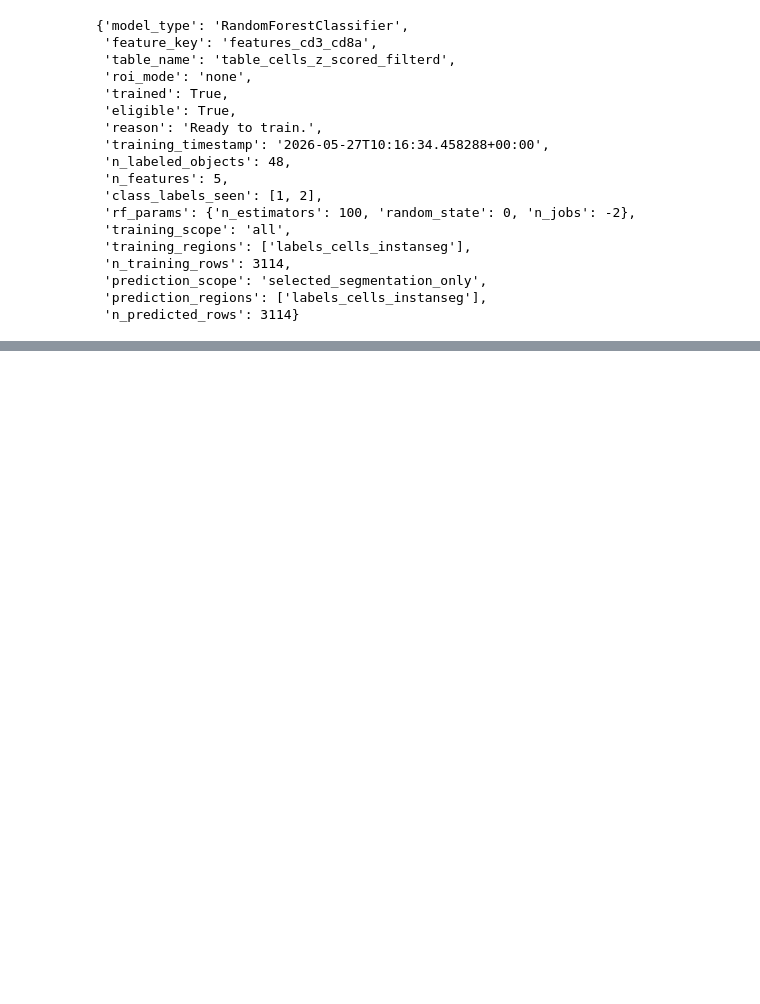
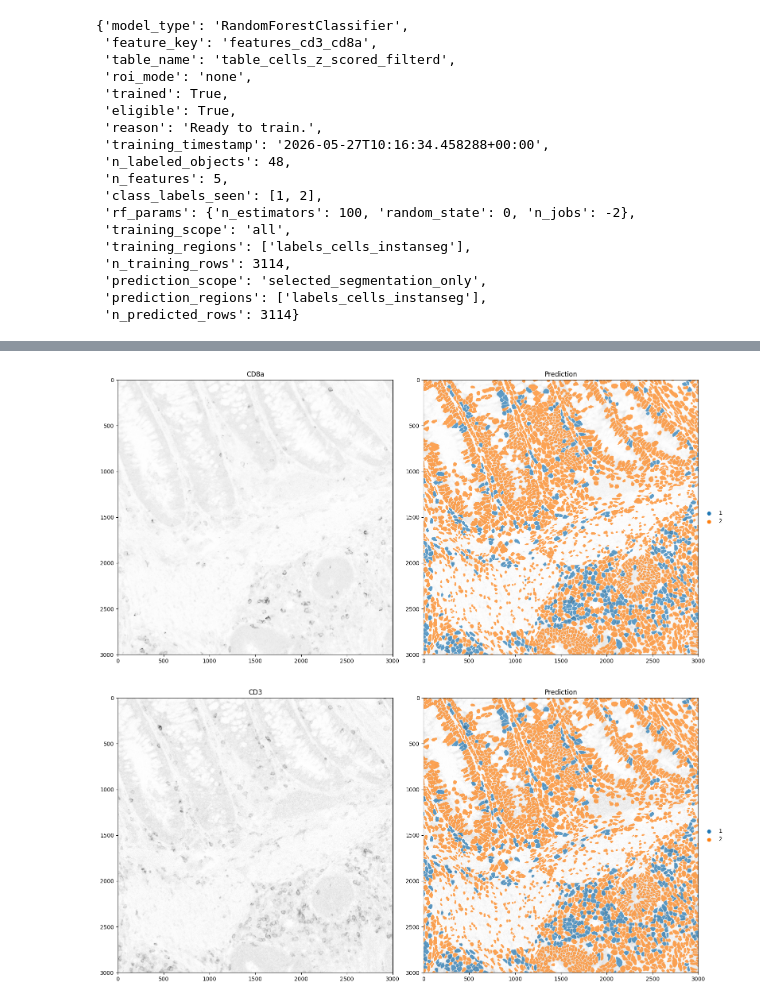
Before and after one commit to vibspatial/targeted_transcriptomics_training, a Jupyter notebook: 7.proteomics_macsima_object_classification.ipynb, the cells around one changed output, grey strips where cells are left out. Drawn from its saved outputs; the diff is of its cells as text; code cells hidden in the pictures; blank space fills up the shorter version.

```diff
--- a/7.proteomics_macsima_object_classification.ipynb
+++ b/7.proteomics_macsima_object_classification.ipynb
@@ -143,17 +19,3 @@ AnnData object with n_obs × n_vars = 3114 × 49
     obsm: 'X_umap', 'spatial', 'features_cd3_cd8a'
     layers: 'mean_counts'
     obsp: 'connectivities', 'distances'
-# %%
-import harpy as hp
-from spatialdata.transformations import get_transformation
-
-sdata = hp.im.add_labels(
-    sdata,
-    arr=hp.im.get_dataarray(sdata, element_name="labels_cells_instanseg").data.rechunk(
-        1024
-    ),
-    output_labels_name="labels_cells_instanseg",
-    transformations=get_transformation(sdata["labels_cells_instanseg"], get_all=True),
-    scale_factors=[2, 2, 2, 2],
-    overwrite=True,
-)
@@ -360,3 +214,41 @@ sdata["table_cells_z_scored_filterd"].uns["classifier_apply_config"]
  'n_skipped_feature_invalid_rows': 0,
  'pred_class_column': 'pred_class',
  'pred_confidence_column': 'pred_confidence'}
+# %%
+import harpy as hp
+import matplotlib.pyplot as plt
+
+for _channel in ["CD8a", "CD3"]:
+    fig, axes = plt.subplots(1, 2, figsize=(16, 8))
+
+    _ = hp.pl.plot_sdata(
+        sdata,
+        image_name="REAscreen_IO_CRC",
+        channel=_channel,
+        to_coordinate_system="global_1",
+        render_images_kwargs={"cmap": "binary"},
+        show_kwargs={"title": _channel, "colorbar": False},
+        ax=axes[0],
+    )
+
+    _ = hp.pl.plot_sdata(
+        sdata,
+        image_name="REAscreen_IO_CRC",
+        channel=_channel,
+        table_name="table_cells_z_scored_filterd",
+        labels_name="labels_cells_instanseg",
+        color="pred_class",
+        to_coordinate_system="global_1",
+        render_images_kwargs={"cmap": "binary"},
+        render_labels_kwargs={
+            "fill_alpha": 0.7,
+            "outline_alpha": 0.2,
+        },
+        show_kwargs={"title": "Prediction", "colorbar": False},
+        ax=axes[1],
+    )
+
+    plt.tight_layout()
+# %% [output]
+[figure, added]
+[figure, added]
```
Also changed, not shown: parts of 8 cells of this notebook, 3 other files.
